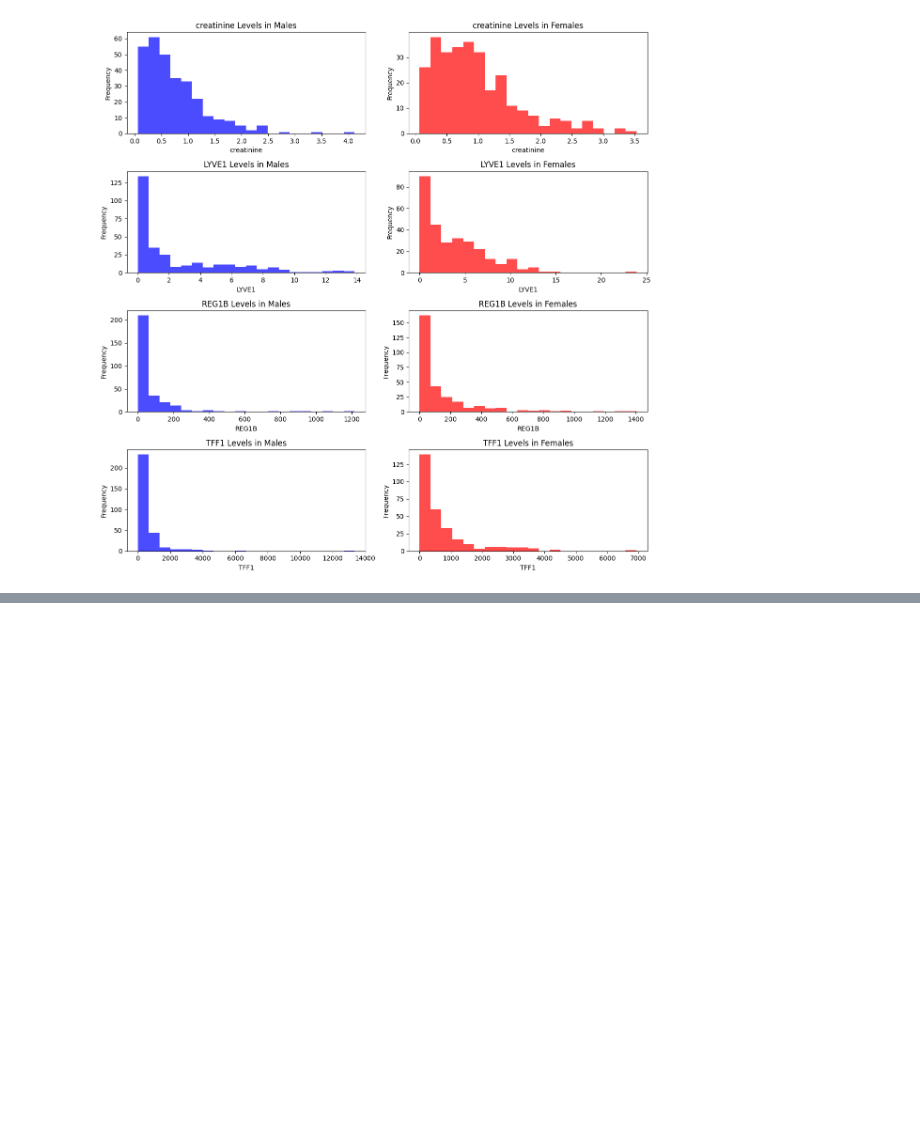
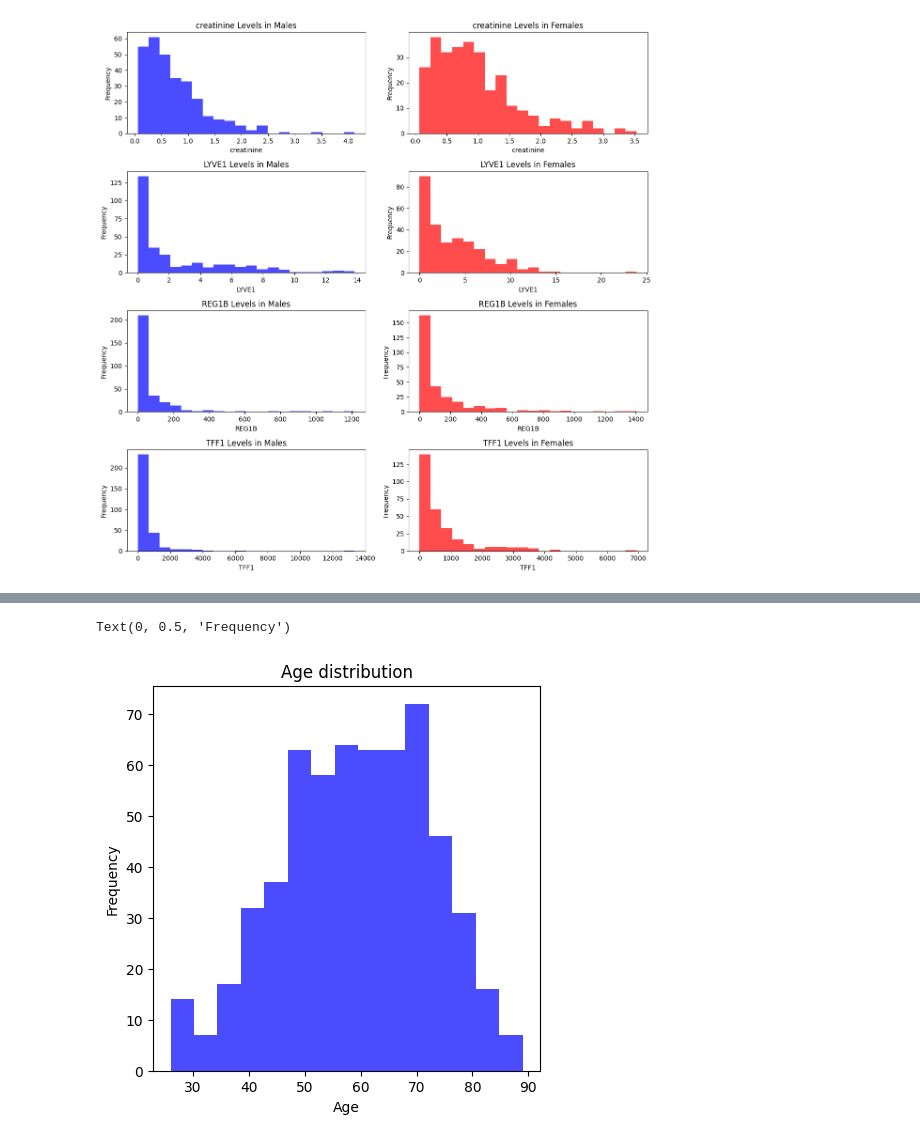
Before and after one commit to hydrol0x/pancreatic-cancer-marker, a Jupyter notebook: scripts/data.ipynb, the cells around one changed output, grey strips where cells are left out. Cells and saved outputs as stored; diff of their text form; code cells hidden in the pictures; blank space fills up the shorter version.

```diff
--- a/scripts/data.ipynb
+++ b/scripts/data.ipynb
@@ -148,0 +151,13 @@ for feature in ks_results:
+# %%
+plt.figure(figsize=(5,5))
+
+ages = df['age']
+
+plt.subplot(1, 1, 1)
+plt.hist(ages, bins=15, color='blue', alpha=0.7)
+plt.title('Age distribution')
+plt.xlabel('Age')
+plt.ylabel('Frequency')
+# %% [output]
+Text(0, 0.5, 'Frequency')
+[figure, added]
```
Also changed, not shown: parts of 8 cells of this notebook, 2 other files.
